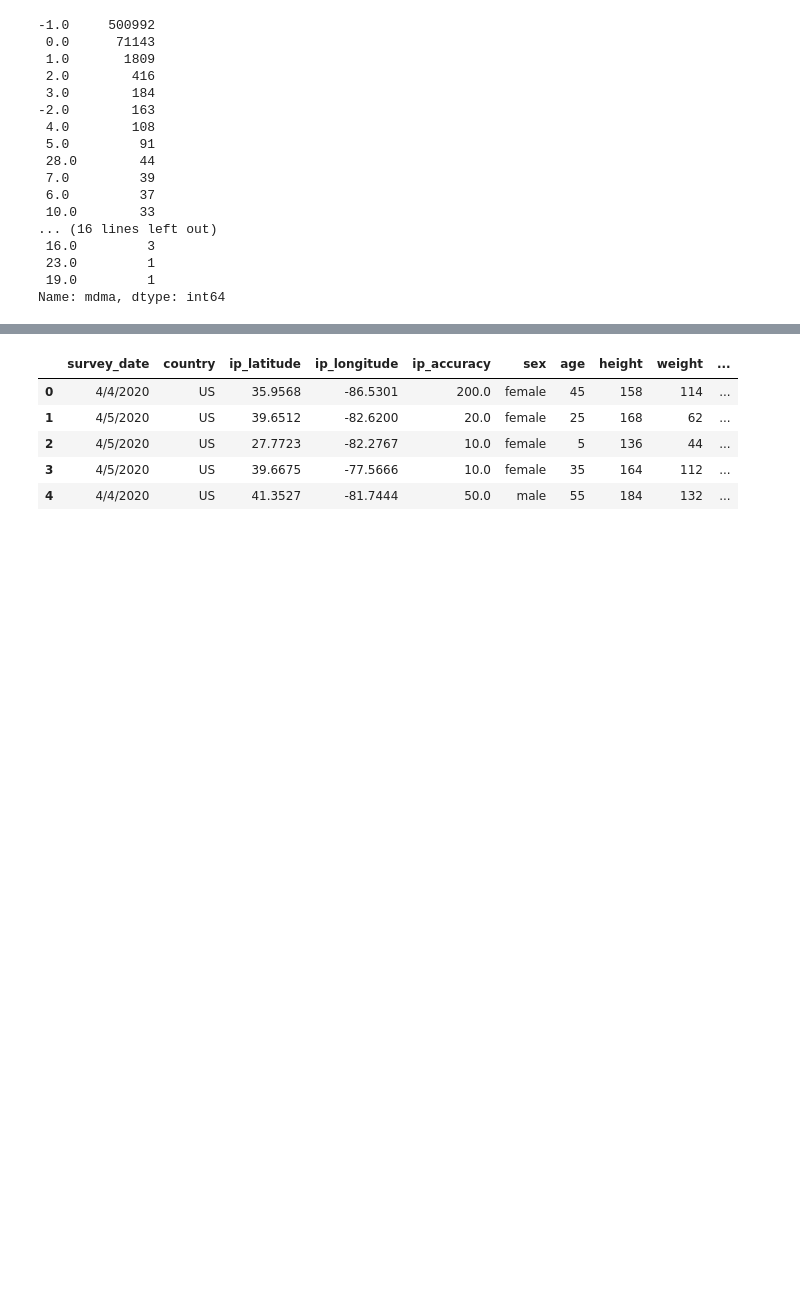
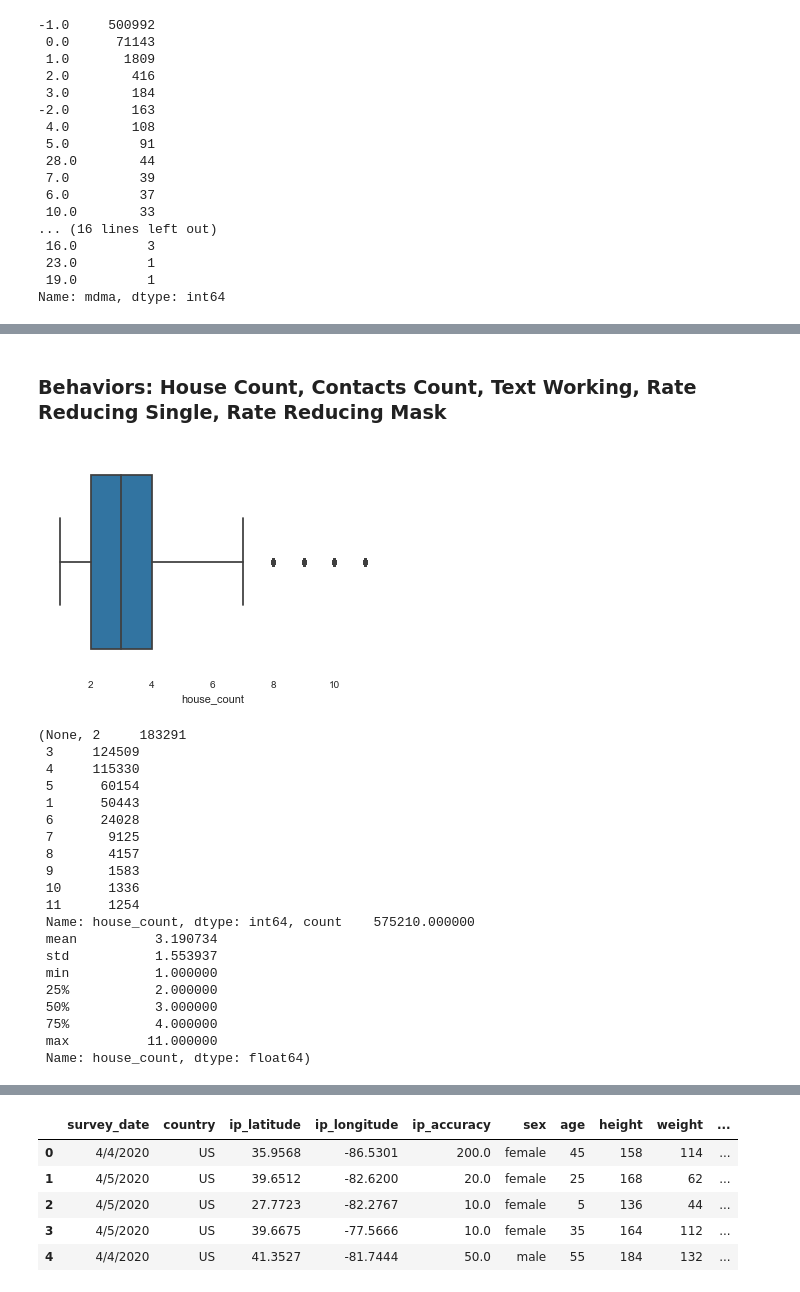
Before and after one commit to andiosika/Binomial-Classification-Ranom-Forest-hyper-imbalance, a Jupyter notebook: student.ipynb, the cells around one changed output, grey strips where cells are left out. Saved outputs shown, nothing was run; the diff lists cells and outputs as text; code cells hidden in the pictures; blank space fills up the shorter version.

```diff
--- a/student.ipynb
+++ b/student.ipynb
@@ -728,0 +712,26 @@ Name: contacts_count, dtype: float64
+# %% [markdown]
+### Behaviors: House Count, Contacts Count, Text Working, Rate Reducing Single, Rate Reducing Mask
+# %%
+bxplt(df['house_count'])
+# %% [output]
+[figure, added]
+(None, 2     183291
+ 3     124509
+ 4     115330
+ 5      60154
+ 1      50443
+ 6      24028
+ 7       9125
+ 8       4157
+ 9       1583
+ 10      1336
+ 11      1254
+ Name: house_count, dtype: int64, count    575210.000000
+ mean          3.190734
+ std           1.553937
+ min           1.000000
+ 25%           2.000000
+ 50%           3.000000
+ 75%           4.000000
+ max          11.000000
+ Name: house_count, dtype: float64)
```
Also changed, not shown: parts of 72 cells of this notebook, 2 other files.
